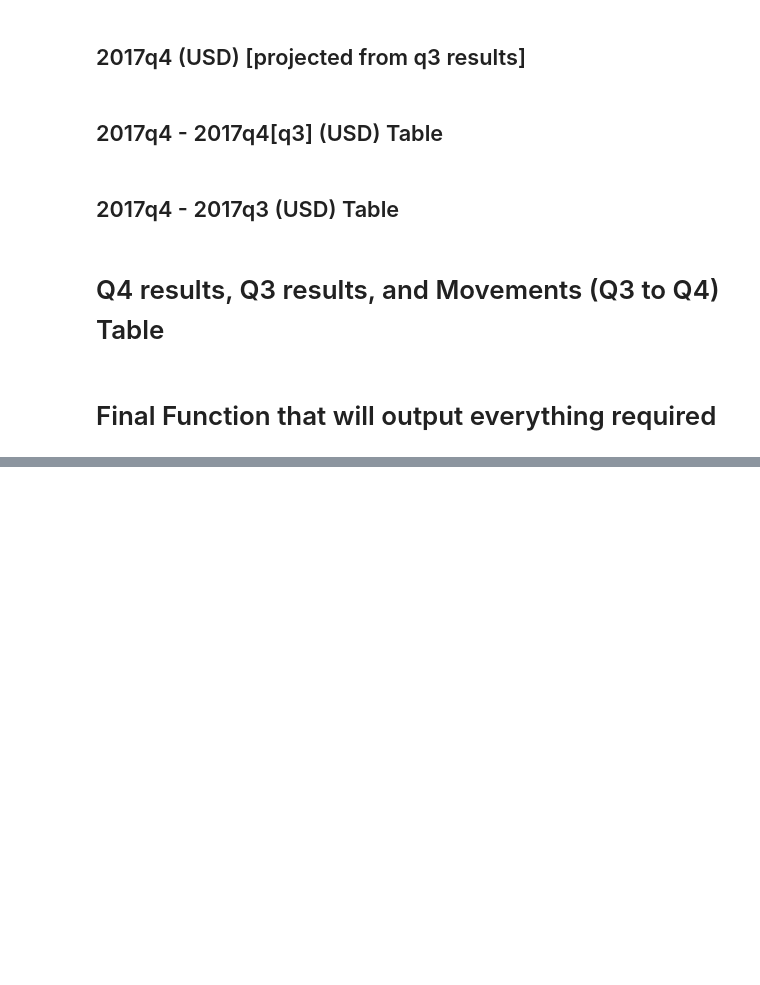
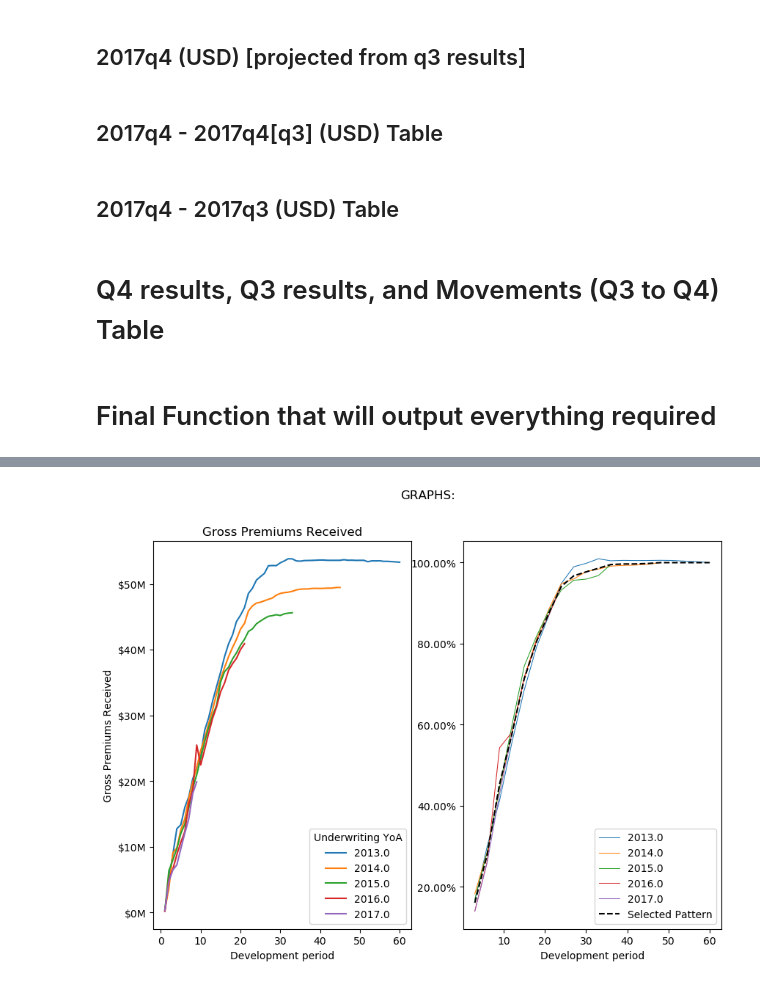
Before and after one commit to fk20268/How2, a Jupyter notebook: triangle_notebook.ipynb, the cells around one changed output, grey strips where cells are left out. Cells and saved outputs as stored; diff of their text form; code cells hidden in the pictures; blank space fills up the shorter version.

Commit message:
function for excel files

```diff
--- a/triangle_notebook.ipynb
+++ b/triangle_notebook.ipynb
@@ -1136,7 +1136,6 @@ display(df_movements)
 # %%
 %matplotlib inline
 import matplotlib
-#from tabulate import tabulate
 import matplotlib.pyplot as plt
 import pandas as pd
 import numpy as np
@@ -1147,7 +1146,10 @@ def yaxisFormatting(x, y):
 
 # a new formatting function we can use to display the axis scale as percentages
 def ypercentformat(x,y):
-    return str('{:.2f}'.format(x*100) + '%')
+    if '%' in str(x):
+        return x
+    else:
+        return str('{:.2f}'.format(x*100) + '%')
 
 # this function returns the last valid non na value in the referenced row
 def getLastNonNA(x):
@@ -1166,19 +1168,49 @@ def movementsULRFormatting(x):
 plt.rcParams['figure.dpi'] = 100
 plt.rcParams['figure.figsize']=(10, 7)
 
+# the starting funtion to call if the file types are csv. it requires three parameters, the names of each csv file
+def plotEverythingCSV(dfData, tabledfData, expectedQrtPosData):
+    #assuming all the files are the same file type
+    df = pd.read_csv(dfData)
+    tabledf = pd.read_csv(tabledfData, header = 1)
+    expectedq4pos =pd.read_csv(expectedQrtPosData, header = 1)
+    eachColumnCall(df, tabledf, expectedq4pos)
 
-# a function thaat acts as a dominos effect for the other functions. Takes three data sheets as its parameters
-def plotEverything(dfData, tabledfData, expectedQrtPosData):
-    df = pd.read_csv(dfData)
+# the starting function to call if the file type is excel. it requires four parameters- these being the file and the sheet names
+def plotEverythingXLSX(dfData, dfDataSheetName, tabledfDataSheetName, expectedQrtPosDataSheetName):
+    #assuming all the files are the same file type
+    df = pd.read_excel(dfData, dfDataSheetName)
+    tabledf = pd.read_excel(dfData, tabledfDataSheetName, header = 1)
+    expectedq4pos = pd.read_excel(dfData, expectedQrtPosDataSheetName, header = 1)
+    eachColumnCall(df, tabledf, expectedq4pos)
+
+
+# a function that acts as a dominos effect for the other functions.
+def eachColumnCall(df, tabledf, expectedq4pos):
     df.dropna(inplace = True, thresh = 2)
     df.dropna(axis='columns', inplace=True)
     df.replace(',','', regex = True, inplace=True)
-    df = df.astype('int')
+    df = df.applymap(convertPercentages)
+    df = df.astype('float')
     df['Processing Month'] = df['Processing Month'].astype('str')
-    tabledf = pd.read_csv(tabledfData)
-    expectedq4pos =pd.read_csv(expectedQrtPosData)
-    tabledf.dropna(axis = 0, how = 'all', inplace = True)
+
+    tabledf.replace(',','', regex = True, inplace=True)
+    tabledf.dropna(axis = 1, how = 'all', inplace = True)
+    tabledf = tabledf[tabledf['Underwriting YoA'] != 'Total']
+    tabledf = tabledf.applymap(convertPercentages)
+    tabledf = tabledf.astype('float')
+
     expectedq4pos.dropna(axis = 0, how = 'all', inplace = True)
+    #transpose and make column names the values in first row
+    expectedq4pos.replace(',','', regex = True, inplace=True)
+    expectedq4pos = expectedq4pos.transpose()
+    expectedq4pos.columns = expectedq4pos.iloc[0]
+    expectedq4pos = expectedq4pos[1:]
+    expectedq4pos.head()
+    expectedq4pos['Development period'] = expectedq4pos.index
+    expectedq4pos = expectedq4pos.applymap(convertPercentages)
+    expectedq4pos = expectedq4pos.astype('float')
+
     column_nameParamListDict = {}
     #its important that Gross Prems received is first, as gross inc claims depends on it
     column_names = ['Gross Premiums Received','Gross Incurred Claims','Gross Paid Claims']
@@ -1186,7 +1218,16 @@ def plotEverything(dfData, tabledfData, expectedQrtPosData):
         listOfParams = createPivTable(df, column_name, tabledf, column_nameParamListDict)
         column_nameParamListDict[column_name] = listOfParams
         plotBothGraphs(listOfParams)
-    createYearQuarterTbl(column_nameParamListDict, tabledf, expectedq4pos)
+    createYearQuarterTbl(column_nameParamListDict['Gross Premiums Received'][6],column_nameParamListDict['Gross Paid Claims'][6], column_nameParamListDict['Gross Incurred Claims'][6], tabledf, expectedq4pos)
+
+
+# if the pcnt is of the form 100% convert it to 0.1
+def convertPercentages(x):
+    if '%' in str(x):
+        return float(x.replace('%', '')) / 100
+    else:
+        return x
+
 
 # This function creates the pivot table
 def createPivTable(df, column_name, tabledf, column_nameParamListDict):
@@ -1274,8 +1315,6 @@ def devPcntWithPick(df, column_name, df1, df1new, year_name_list, piv_table, pre
     listOfParams = createNewTable(df, column_name, df1, df1new, year_name_list, piv_table, prem_piv_table, devprd_list, tabledf, dev_pcnt, column_nameParamListDict)
     return listOfParams
 
-
-
 #creates the new table that contains some ultimate information (latest development period info)
 def createNewTable(df, column_name, df1, df1new, year_name_list, piv_table, prem_piv_table, devprd_list, tabledf, devPcnt, column_nameParamListDict):
     df_latestDevPrd = pd.DataFrame()
@@ -1293,7 +1332,7 @@ def createNewTable(df, column_name, df1, df1new, year_name_list, piv_table, prem
     listOfParams = ultimateTable(df, column_name,piv_table, df1, df1new, df_latestDevPrd, prem_piv_table, devprd_list, devPcnt)
     return listOfParams
 
-#adds on the extra columns if we are dealing with gross incurred claims. It also selects the correct Incurred Freultimate value
+#adds on the extra columns if we are dealing with gross incurred claims. It also selects the correct Incurred ultimate value
 #depending on the % incurred developed from pattern (CL ultimate if %>=75, BF Ultimate if 30<= % <70, Prior ultimate if % < 30)
 def appendExtraIncurredColumns(df, column_name,piv_table, df1, df1new, df_latestDevPrd, prem_piv_table, devprd_list, tabledf, devPcnt, column_nameParamListDict):
     tempdf= pd.DataFrame()
@@ -1304,6 +1343,7 @@ def appendExtraIncurredColumns(df, column_name,piv_table, df1, df1new, df_latest
     tempdf['% Premiums Developed'] = tempPremsReceiveddf['% Gross Premiums Received developed']
     df_latestDevPrd['Ultimate premium'] =  tempdf['Premiums Received'] / tempdf['% Premiums Developed']
     df_latestDevPrd['CL ultimate'] = df_latestDevPrd['Gross Incurred Claims'] / df_latestDevPrd['% Gross Incurred Claims developed']
+    display(tabledf)
     df_latestDevPrd['Prior ultimate'] = tabledf['BF Prior / Initial LR'] * df_latestDevPrd['Ultimate premium']
     df_latestDevPrd['BF ultimate'] = df_latestDevPrd['% Gross Incurred Claims developed']*df_latestDevPrd['CL ultimate']+(1-df_latestDevPrd['% Gross Incurred Claims developed'])*df_latestDevPrd['Prior ultimate']
     df_latestDevPrd['Incurred ultimate'] = df_latestDevPrd.apply(alterIncUlt, axis = 1)
@@ -1339,7 +1379,6 @@ def plotBothGraphs(listOfParams):
     pivdf3 = listOfParams[2]
     df1new = listOfParams[3]
     devprd_list =listOfParams[4]
-
     fig1, axes = plt.subplots(1, 2)
     #setting a figure title
     fig1.suptitle('GRAPHS:')
@@ -1356,15 +1395,13 @@ def plotBothGraphs(listOfParams):
     axes[1].get_yaxis().set_major_formatter(matplotlib.ticker.FuncFormatter(ypercentformat))
     plt.show()
 
-def createYearQuarterTbl(column_nameParamListDict, tabledf, expectedq4pos):
-    df_yrQrt = column_nameParamListDict['Gross Premiums Received'][6]
+def createYearQuarterTbl(df_premsRec, df_grossPaid, df_grossInc, tabledf, expectedq4pos):
     #drop unecessary columns
+    df_yrQrt = df_premsRec
     df_yrQrt.drop(['Latest development period'], axis=1, inplace=  True)
     df_yrQrt.rename(columns = {'Premiums Received':'Gross Premiums Received', 'Ultimate premiums':'Gross Premiums Ultimate',
                                '% Gross Premiums Received developed': '% Premiums Developed',
                                'Ultimate Gross Premiums Received': 'Gross Premiums Ultimate'}, inplace = True)
-    df_grossPaid = pd.DataFrame(column_nameParamListDict['Gross Paid Claims'][6]).copy()
-    df_grossInc =pd.DataFrame(column_nameParamListDict['Gross Incurred Claims'][6]).copy()
     df_grossInc.rename(columns = {'% Gross Incurred Claims developed':'% Claims Developed (expected)', 'Incurred ultimate':'Gross Claims Ultimate'}, inplace = True)
     # merge the desired columns from the df_grossPaid and df_grossInc DataFrames
     df_yrQrt = df_yrQrt.merge(df_grossPaid[['Underwriting YoA','Gross Paid Claims']], how='inner', on='Underwriting YoA')
@@ -1413,7 +1450,7 @@ def actualMinusProjected(df_yrQrt, df_yrQrtProjected, df_grossPaid, df_grossInc)
 
 def minusTableDividedByYrQrt(df_yrQrtCopy, df_yrQrtProjected, df_grossPaid, df_grossInc, dfyrQrtMinusProj):
     dfMinusTableDivYrQrt = dfyrQrtMinusProj / df_yrQrtCopy
-    #replace inf values with NaN
+    # replace inf values with NaN
     dfMinusTableDivYrQrt.replace([np.inf, -np.inf], np.nan, inplace=True)
     display(dfMinusTableDivYrQrt)
     createMovementsTable(df_yrQrtCopy, df_yrQrtProjected)
@@ -1445,4 +1482,6 @@ def createMovementsTable(df_yrQrtCopy, df_yrQrtProjected):
     display(df_movements)
 
 
-plotEverything('data.csv', '2017q3.csv', 'expectedq4pos.csv')
+plotEverythingCSV('data.csv', '2017q3.csv', 'expectedq4pos.csv')
+plotEverythingXLSX('dummy-data-values.xlsx', 'Data', '2022Q1','devTri' )
+# %% [output]
@@ -1448,0 +1498 @@ plotEverything('data.csv', '2017q3.csv', 'expectedq4pos.csv')
+[figure, added]
```
Also changed, not shown: parts of 1 cell of this notebook, 4 other files.
